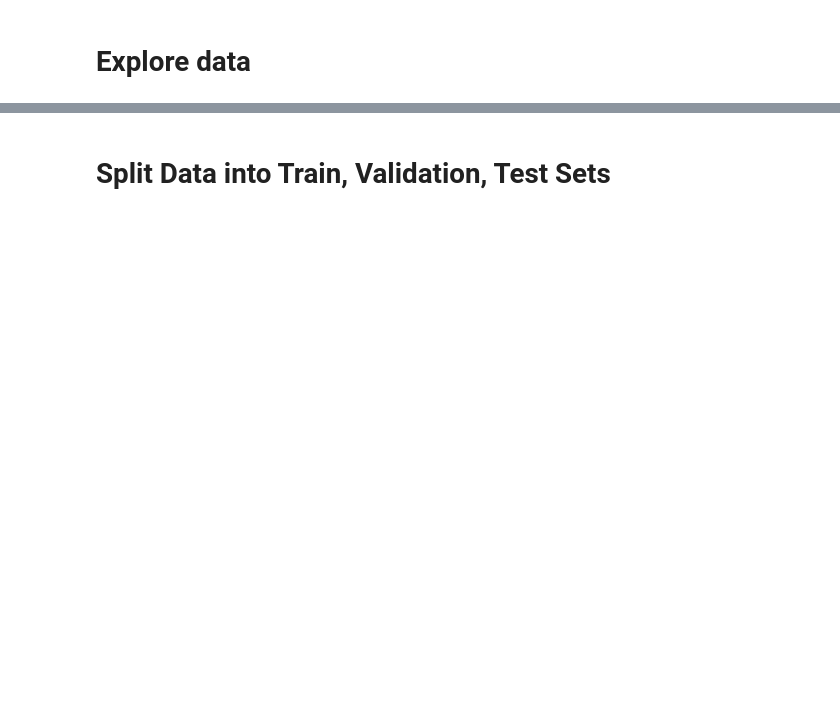
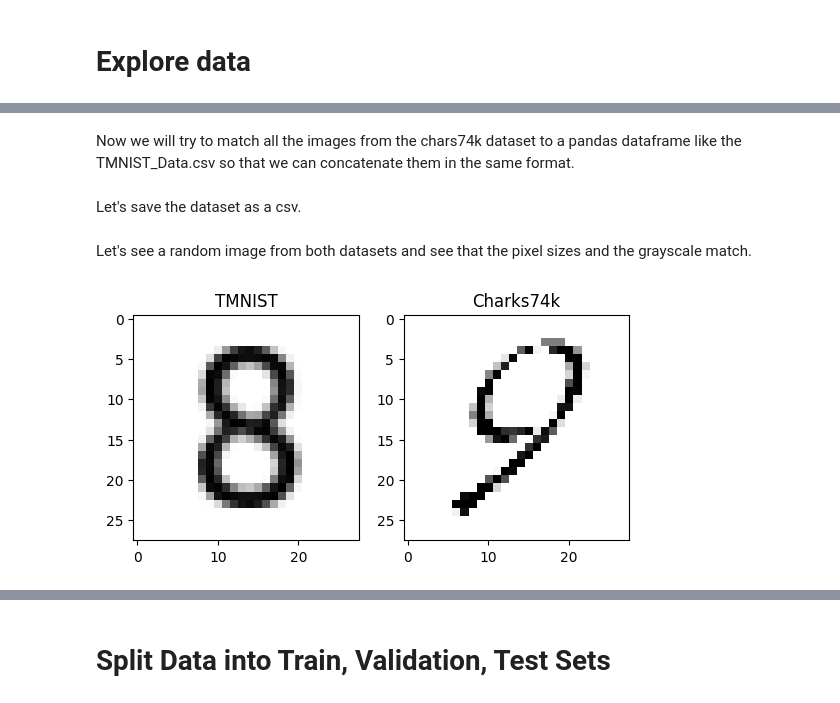
Before and after one commit to betopark97/sudoku-solver-app, a Jupyter notebook: digit-recognition.ipynb, the cells around one changed output, grey strips where cells are left out. Saved outputs shown, nothing was run; the diff lists cells and outputs as text; code cells hidden in the pictures; blank space fills up the shorter version.

```diff
--- a/digit-recognition.ipynb
+++ b/digit-recognition.ipynb
@@ -158,0 +59,2 @@ df_chars74k.sort_values('label').head()
+# %% [markdown]
+Now we will try to match all the images from the chars74k dataset to a pandas dataframe like the TMNIST_Data.csv so that we can concatenate them in the same format.
@@ -158,0 +75,2 @@ df_chars74k.sort_values('label').head()
+# %% [markdown]
+Let's save the dataset as a csv.
@@ -158,0 +79,18 @@ df_chars74k.sort_values('label').head()
+# %% [markdown]
+Let's see a random image from both datasets and see that the pixel sizes and the grayscale match.
+# %%
+df_tmnist = pd.read_csv('./data/tmnist.csv')
+tmnist_2d = np.reshape(df_tmnist.iloc[1,1:], (28,28)).astype(np.uint8)
+df_chars74k = pd.read_csv('./data/chars74k.csv')
+chars74k_2d = np.reshape(df_chars74k.iloc[1,1:], (28,28)).astype(np.uint8)
+
+plt.subplot(1,2,1)
+plt.imshow(tmnist_2d, cmap='gray')
+plt.title('TMNIST')
+plt.subplot(1,2,2)
+plt.imshow(chars74k_2d, cmap='gray')
+plt.title('Charks74k')
+
+plt.show()
+# %% [output]
+[figure, added]
```
Also changed, not shown: parts of 81 cells of this notebook, 8 other files.
